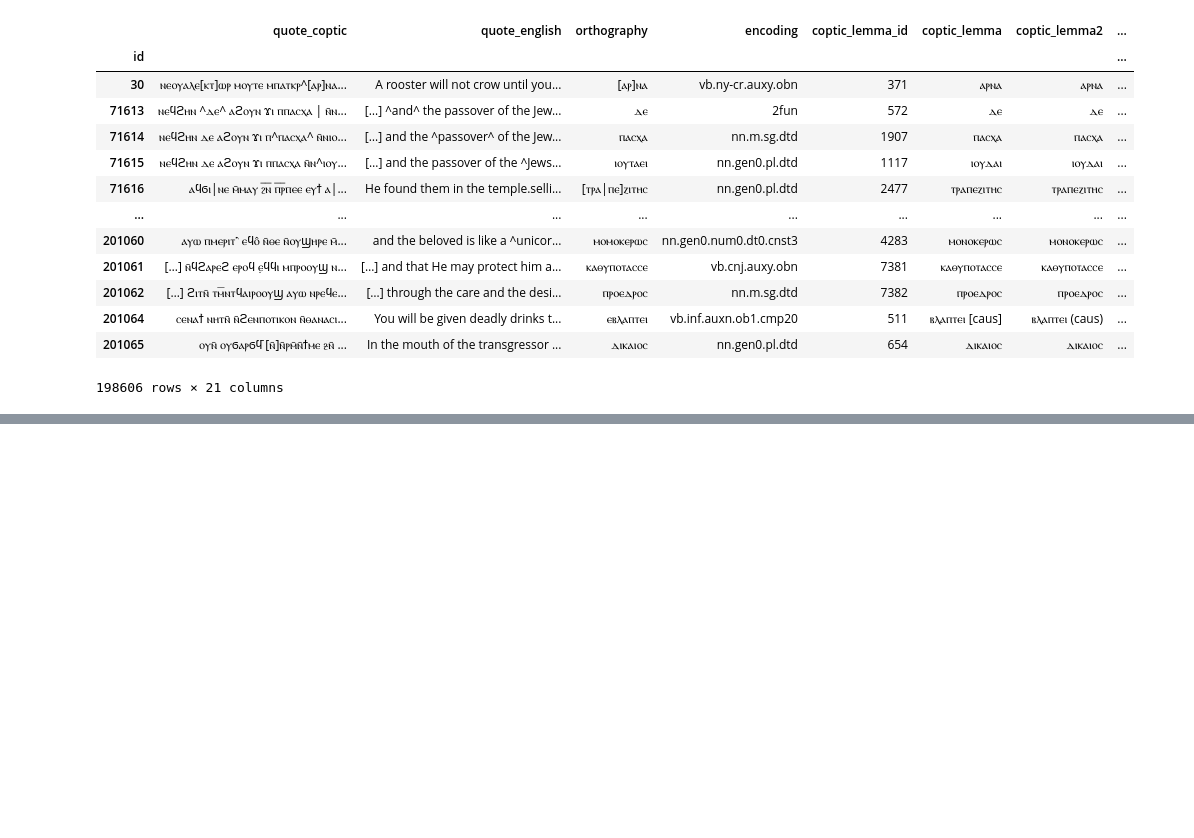
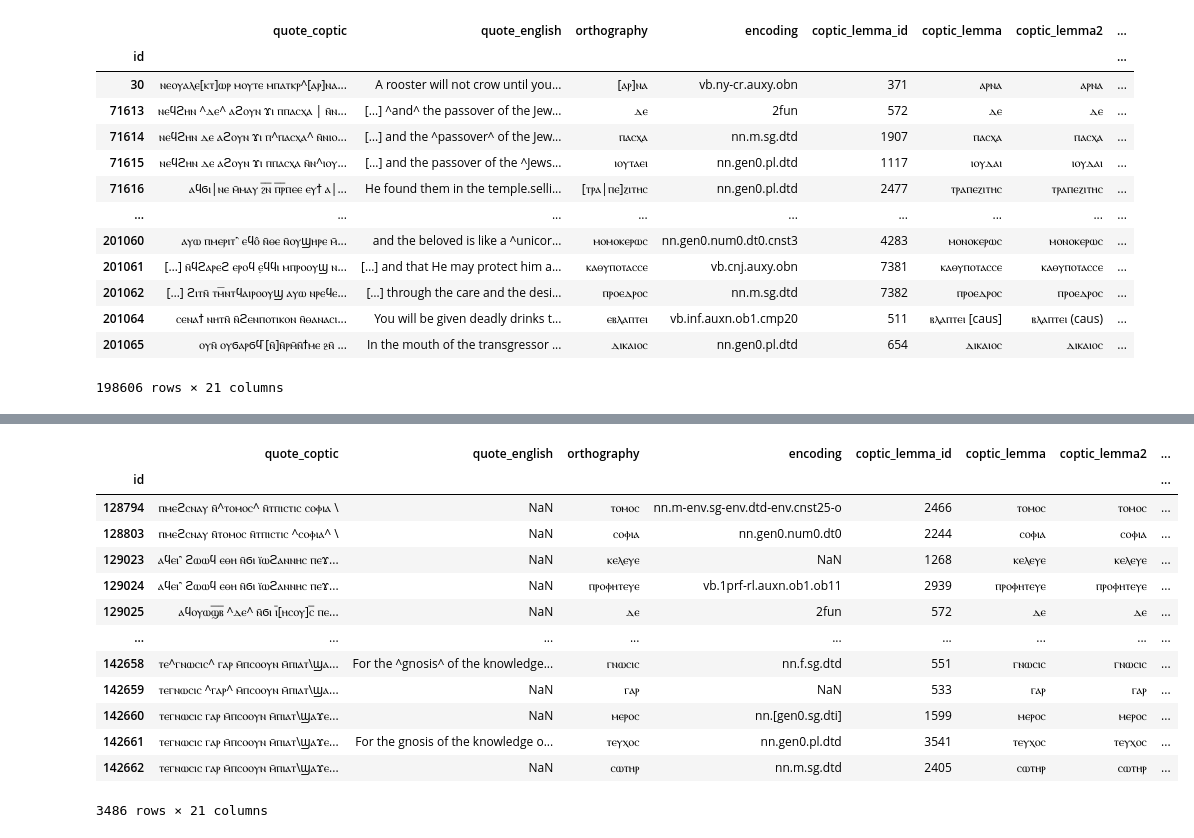
Before and after one commit to kmein/greek-coptic, a Jupyter notebook: greek-coptic.ipynb, the cells around one changed output, grey strips where cells are left out. Cells and saved outputs as stored; diff of their text form; code cells hidden in the pictures; blank space fills up the shorter version.

```diff
--- a/greek-coptic.ipynb
+++ b/greek-coptic.ipynb
@@ -116,0 +137,17 @@ df
+# %%
+df[df["manuscript_text"] == "London - British Library Add MS 5114 - Pistis Sophia, Book 2"]
+# %% [output]
+|  | quote_coptic | quote_english | orthography | encoding | coptic_lemma_id | coptic_lemma | coptic_lemma2 | ... |
+| id |  |  |  |  |  |  |  | ... |
+| 128794 | ⲡⲙⲉϩⲥⲛⲁⲩ ⲛ̄^ⲧⲟⲙⲟⲥ^ ⲛ̄ⲧⲡⲓⲥⲧⲓⲥ ⲥⲟⲫⲓⲁ \ | NaN | ⲧⲟⲙⲟⲥ | nn.m-env.sg-env.dtd-env.cnst25-o | 2466 | ⲧⲟⲙⲟⲥ | ⲧⲟⲙⲟⲥ | ... |
+| 128803 | ⲡⲙⲉϩⲥⲛⲁⲩ ⲛ̄ⲧⲟⲙⲟⲥ ⲛ̄ⲧⲡⲓⲥⲧⲓⲥ ^ⲥⲟⲫⲓⲁ^ \ | NaN | ⲥⲟⲫⲓⲁ | nn.gen0.num0.dt0 | 2244 | ⲥⲟⲫⲓⲁ | ⲥⲟⲫⲓⲁ | ... |
+| 129023 | ⲁϥⲉⲓ⳿ ϩⲱⲱϥ ⲉⲑⲏ ⲛ̄ϭⲓ ⲓ̈ⲱϩⲁⲛⲛⲏⲥ ⲡⲉϫ... | NaN | ⲕⲉⲗⲉⲩⲉ | NaN | 1268 | ⲕⲉⲗⲉⲩⲉ | ⲕⲉⲗⲉⲩⲉ | ... |
+| 129024 | ⲁϥⲉⲓ⳿ ϩⲱⲱϥ ⲉⲑⲏ ⲛ̄ϭⲓ ⲓ̈ⲱϩⲁⲛⲛⲏⲥ ⲡⲉϫ... | NaN | ⲡⲣⲟⲫⲏⲧⲉⲩⲉ | vb.1prf-rl.auxn.ob1.ob11 | 2939 | ⲡⲣⲟⲫⲏⲧⲉⲩⲉ | ⲡⲣⲟⲫⲏⲧⲉⲩⲉ | ... |
+| 129025 | ⲁϥⲟⲩⲱϣ︦ⲃ︦ ^ⲇⲉ^ ⲛ̄ϭⲓ ⲓ︦[ⲏⲥⲟⲩ]ⲥ︦ ⲡⲉ... | NaN | ⲇⲉ | 2fun | 572 | ⲇⲉ | ⲇⲉ | ... |
+| ... | ... | ... | ... | ... | ... | ... | ... | ... |
+| 142658 | ⲧⲉ^ⲅⲛⲱⲥⲓⲥ^ ⲅⲁⲣ ⲙ̄ⲡⲥⲟⲟⲩⲛ ⲙ̄ⲡⲓⲁⲧ\ϣⲁ... | For the ^gnosis^ of the knowledge... | ⲅⲛⲱⲥⲓⲥ | nn.f.sg.dtd | 551 | ⲅⲛⲱⲥⲓⲥ | ⲅⲛⲱⲥⲓⲥ | ... |
+| 142659 | ⲧⲉⲅⲛⲱⲥⲓⲥ ^ⲅⲁⲣ^ ⲙ̄ⲡⲥⲟⲟⲩⲛ ⲙ̄ⲡⲓⲁⲧ\ϣⲁ... | NaN | ⲅⲁⲣ | NaN | 533 | ⲅⲁⲣ | ⲅⲁⲣ | ... |
+| 142660 | ⲧⲉⲅⲛⲱⲥⲓⲥ ⲅⲁⲣ ⲙ̄ⲡⲥⲟⲟⲩⲛ ⲙ̄ⲡⲓⲁⲧ\ϣⲁϫⲉ... | NaN | ⲙⲉⲣⲟⲥ | nn.[gen0.sg.dti] | 1599 | ⲙⲉⲣⲟⲥ | ⲙⲉⲣⲟⲥ | ... |
+| 142661 | ⲧⲉⲅⲛⲱⲥⲓⲥ ⲅⲁⲣ ⲙ̄ⲡⲥⲟⲟⲩⲛ ⲙ̄ⲡⲓⲁⲧ\ϣⲁϫⲉ... | For the gnosis of the knowledge o... | ⲧⲉⲩⲭⲟⲥ | nn.gen0.pl.dtd | 3541 | ⲧⲉⲩⲭⲟⲥ | ⲧⲉⲩⲭⲟⲥ | ... |
+| 142662 | ⲧⲉⲅⲛⲱⲥⲓⲥ ⲅⲁⲣ ⲙ̄ⲡⲥⲟⲟⲩⲛ ⲙ̄ⲡⲓⲁⲧ\ϣⲁϫⲉ... | NaN | ⲥⲱⲧⲏⲣ | nn.m.sg.dtd | 2405 | ⲥⲱⲧⲏⲣ | ⲥⲱⲧⲏⲣ | ... |
+3486 rows × 21 columns
```
Also changed, not shown: parts of 17 cells of this notebook, 2 other files.
